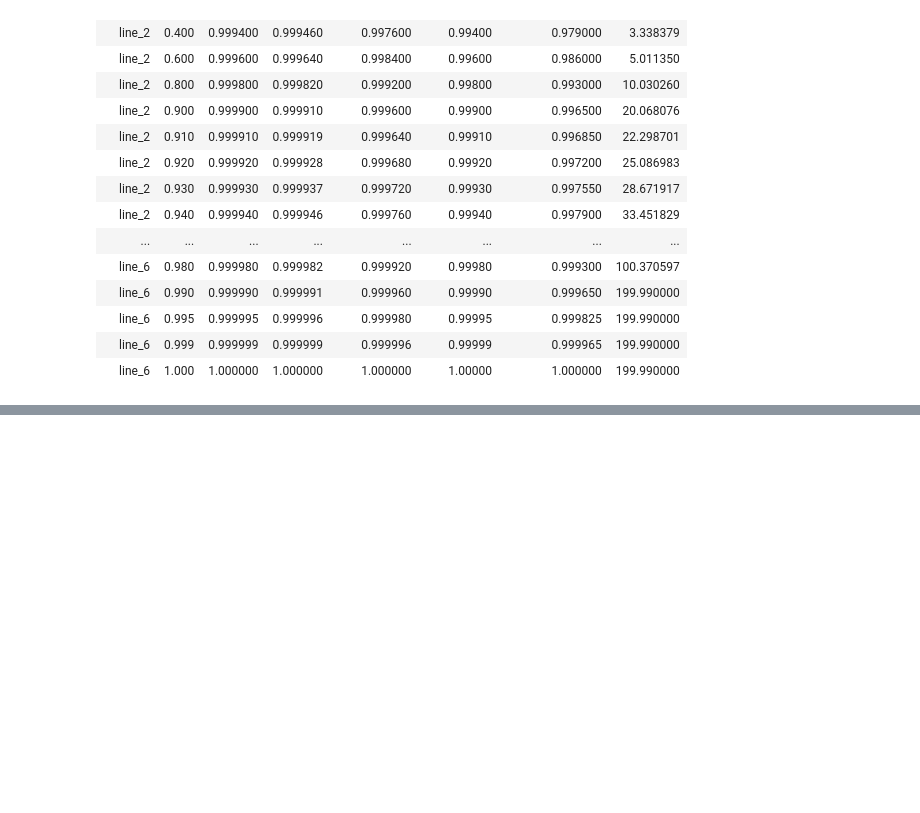
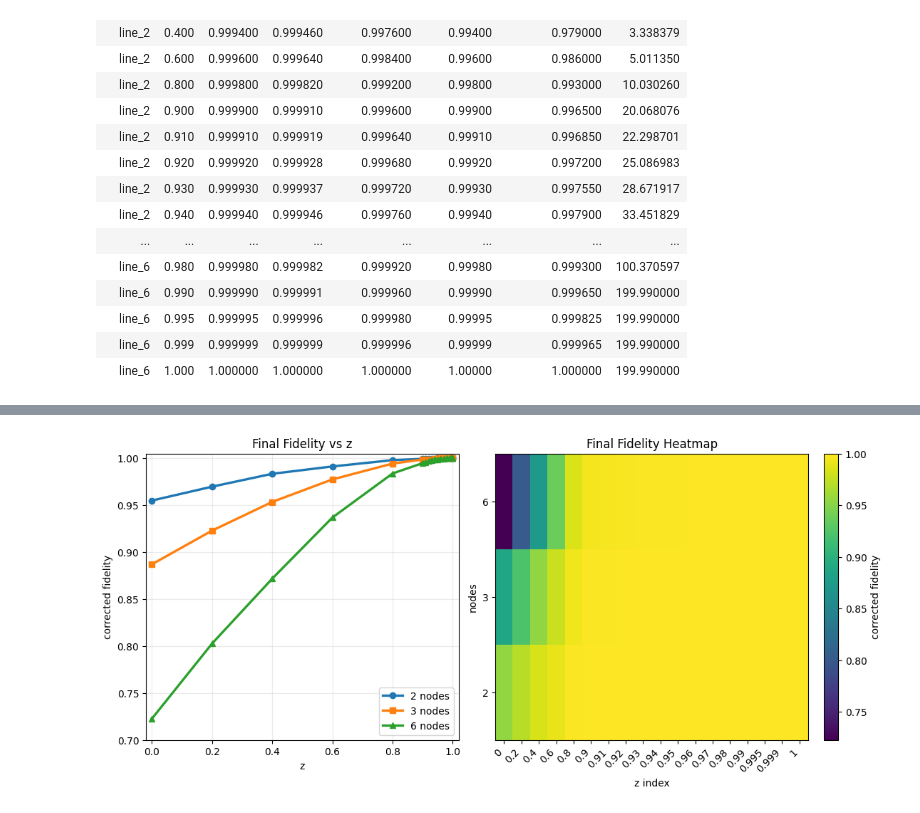
Before and after one commit to SagarPatange/QEC, a Jupyter notebook: z plot.ipynb, the cells around one changed output, grey strips where cells are left out. Cells and saved outputs as stored; diff of their text form; code cells hidden in the pictures; blank space fills up the shorter version.

Commit message:
removed some logs and also finalized runner_final graphs

```diff
--- a/z plot.ipynb
+++ b/z plot.ipynb
@@ -342,0 +398,67 @@ display(
+# %%
+analysis_df = summary_df.copy()
+analysis_df["nodes"] = analysis_df["topology"].str.extract(r"line_(\d+)").astype(int)
+analysis_df = analysis_df.sort_values(["nodes", "z"])
+
+pivot_df = analysis_df.pivot(index="z", columns="nodes", values="fidelity_mean")
+
+display(pivot_df.round(6))
+
+fig, axes = plt.subplots(1, 2, figsize=(11, 5), constrained_layout=True)
+ax_lines, ax_heatmap = axes
+
+node_colors = {
+    2: "tab:blue",
+    3: "tab:orange",
+    6: "tab:green",
+}
+node_markers = {
+    2: "o",
+    3: "s",
+    6: "^",
+}
+
+for nodes in sorted(analysis_df["nodes"].unique()):
+    d = analysis_df[analysis_df["nodes"] == nodes].sort_values("z")
+    ax_lines.plot(
+        d["z"],
+        d["fidelity_mean"],
+        color=node_colors[nodes],
+        marker=node_markers[nodes],
+        linewidth=2.4,
+        markersize=6,
+        label=f"{nodes} nodes",
+    )
+
+ax_lines.set_title("Final Fidelity vs z")
+ax_lines.set_xlabel("z")
+ax_lines.set_ylabel("corrected fidelity")
+ax_lines.set_xlim(-0.02, 1.02)
+ax_lines.set_ylim(0.70, 1.005)
+ax_lines.grid(True, alpha=0.25)
+ax_lines.legend(frameon=True)
+
+im = ax_heatmap.imshow(
+    pivot_df.T,
+    aspect="auto",
+    origin="lower",
+    cmap="viridis",
+    vmin=pivot_df.min().min(),
+    vmax=1.0,
+)
+
+ax_heatmap.set_title("Final Fidelity Heatmap")
+ax_heatmap.set_xlabel("z index")
+ax_heatmap.set_ylabel("nodes")
+ax_heatmap.set_yticks(range(len(pivot_df.columns)))
+ax_heatmap.set_yticklabels(pivot_df.columns.tolist())
+ax_heatmap.set_xticks(range(len(pivot_df.index)))
+ax_heatmap.set_xticklabels(
+    [f"{z:.3f}".rstrip("0").rstrip(".") for z in pivot_df.index],
+    rotation=45,
+    ha="right",
+)
+
+fig.colorbar(im, ax=ax_heatmap, label="corrected fidelity")
+plt.show()
+# %% [output]
@@ -342,0 +483 @@ display(
+[figure, added]
```
Also changed, not shown: parts of 7 cells of this notebook, 42 other files.
